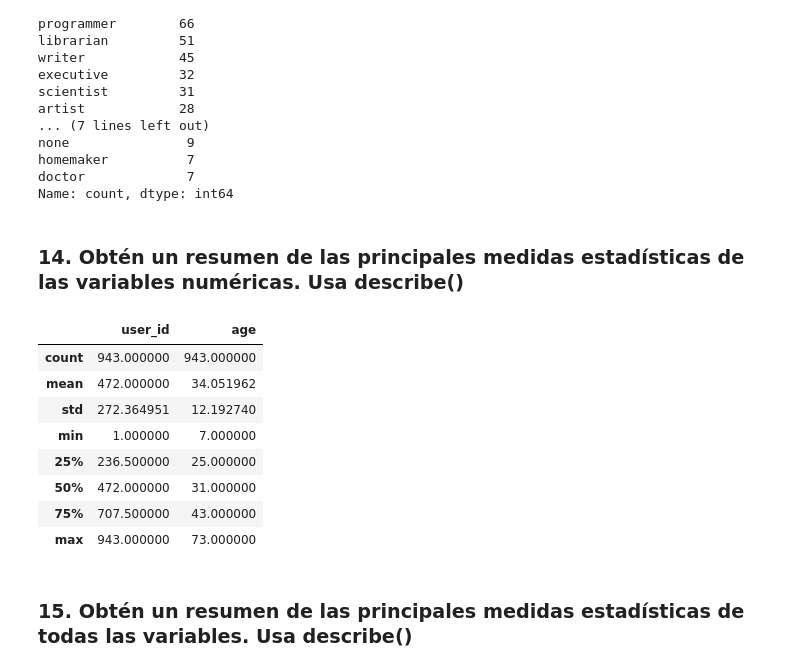
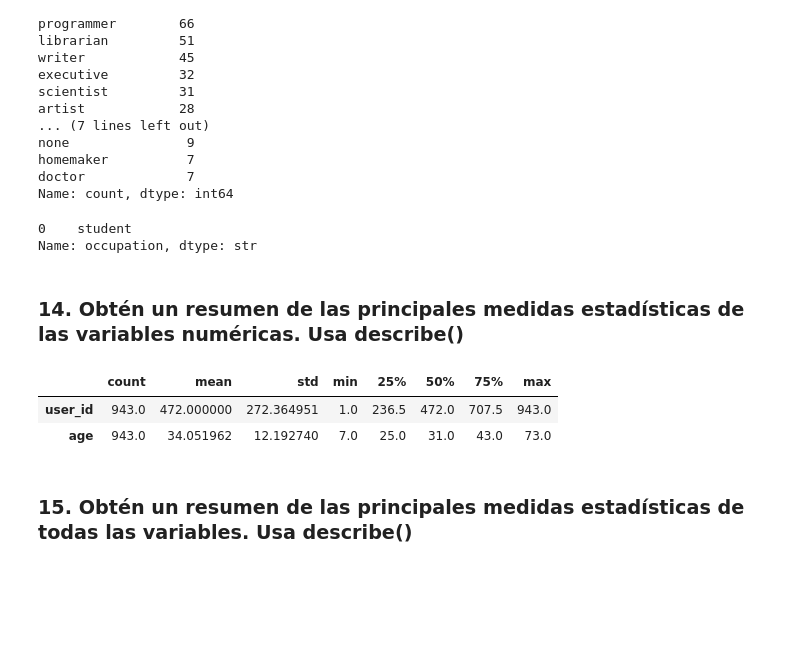
Before and after one commit to urkomen/2026-02-BILBAO-FT-Data-Science, a Jupyter notebook: 2-Data_Analysis/2-Pandas/Practica/0-Occupation/Occupation_urko.ipynb, the cells around one changed output. Cells and saved outputs as stored; diff of their text form; code cells hidden in the pictures; blank space fills up the shorter version.

```diff
--- a/2-Data_Analysis/2-Pandas/Practica/0-Occupation/Occupation_urko.ipynb
+++ b/2-Data_Analysis/2-Pandas/Practica/0-Occupation/Occupation_urko.ipynb
@@ -258,21 +282,21 @@ none               9
 homemaker          7
 doctor             7
 Name: count, dtype: int64
+# %%
+# Con la moda obtenemos la profesión más habitual
+users['occupation'].mode()
+# %% [output]
+0    student
+Name: occupation, dtype: str
 # %% [markdown]
 ### 14. Obtén un resumen de las principales medidas estadísticas de las variables numéricas.  Usa describe()
 # %%
 # Solo devuelve las columnas numéricas
-users.describe()
+users.describe().T
 # %% [output]
-|  | user_id | age |
-| count | 943.000000 | 943.000000 |
-| mean | 472.000000 | 34.051962 |
-| std | 272.364951 | 12.192740 |
-| min | 1.000000 | 7.000000 |
-| 25% | 236.500000 | 25.000000 |
-| 50% | 472.000000 | 31.000000 |
-| 75% | 707.500000 | 43.000000 |
-| max | 943.000000 | 73.000000 |
+|  | count | mean | std | min | 25% | 50% | 75% | max |
+| user_id | 943.0 | 472.000000 | 272.364951 | 1.0 | 236.5 | 472.0 | 707.5 | 943.0 |
+| age | 943.0 | 34.051962 | 12.192740 | 7.0 | 25.0 | 31.0 | 43.0 | 73.0 |
 # %% [markdown]
 ### 15. Obtén un resumen de las principales medidas estadísticas de todas las variables.  Usa describe()
 # %%
```
Also changed, not shown: parts of 5 cells of this notebook, 5 other files.
